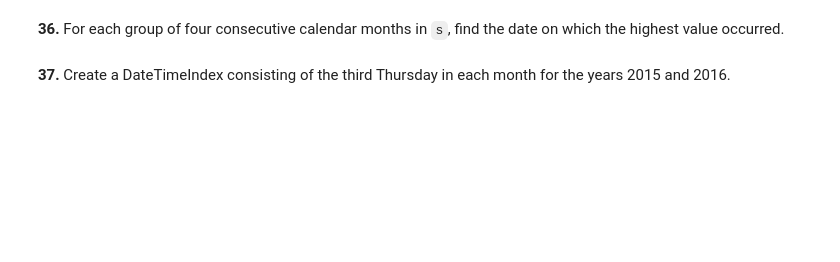
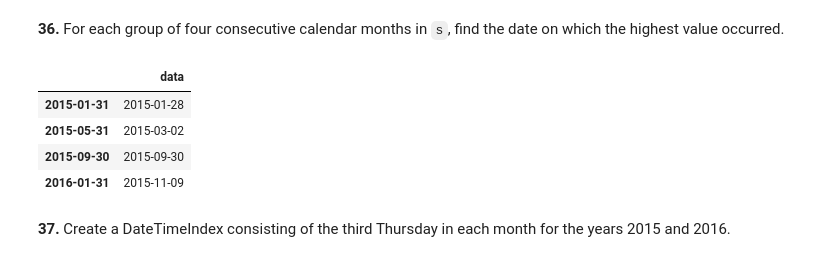
Before and after one commit to iboud0/100-pandas-puzzles, a Jupyter notebook: 100-pandas-puzzles.ipynb, the cells around one changed output. Saved outputs shown, nothing was run; the diff lists cells and outputs as text; code cells hidden in the pictures; blank space fills up the shorter version.

```diff
--- a/100-pandas-puzzles.ipynb
+++ b/100-pandas-puzzles.ipynb
@@ -608,4 +649,12 @@ pandas is fantastic for working with dates and times. These puzzles explore some
 # %% [markdown]
 **36.** For each group of four consecutive calendar months in `s`, find the date on which the highest value occurred.
+# %%
+df.groupby(pd.Grouper(freq='4ME')).idxmax()
+# %% [output]
+|  | data |
+| 2015-01-31 | 2015-01-28 |
+| 2015-05-31 | 2015-03-02 |
+| 2015-09-30 | 2015-09-30 |
+| 2016-01-31 | 2015-11-09 |
 # %% [markdown]
 **37.** Create a DateTimeIndex consisting of the third Thursday in each month for the years 2015 and 2016.
```
Also changed, not shown: parts of 4 cells of this notebook.
